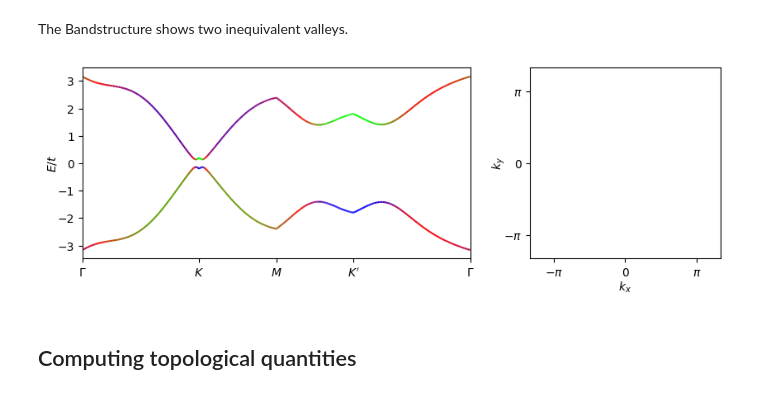
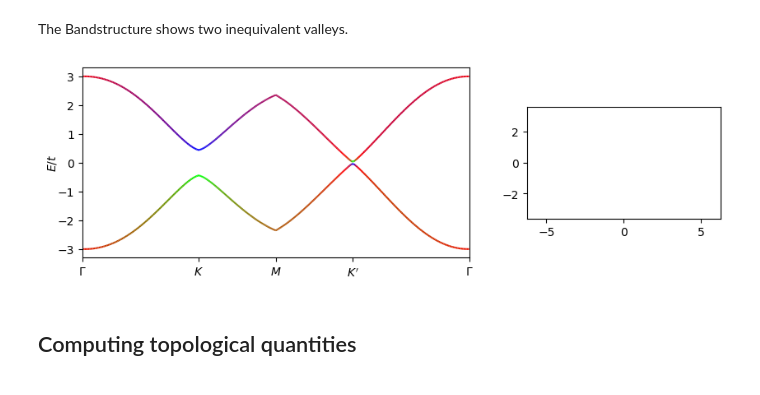
Before and after one commit to valeeb/blochK, a Jupyter notebook: tutorials/2_topology.ipynb, the cells around one changed output. Cells and saved outputs as stored; diff of their text form; code cells hidden in the pictures.

```diff
--- a/tutorials/2_topology.ipynb
+++ b/tutorials/2_topology.ipynb
@@ -58,18 +58,18 @@ Haldane.BZ.set_points({
 The Bandstructure shows two inequivalent valleys.
 # %%
 #Haldane model is topological for |t2|>m/sqrt(3)
-Haldane.update_params(dict(t2=0.2/(3**0.5)*0.5,m=0.2,mu=0))
+Haldane.update_params(dict(t2=0.2/(3**0.5)*1.2,m=-0.2,mu=0))
 
-Haldane.update_params(dict(t2=1/(3**0.5)*0.8,m=1,mu=0))
+#Haldane.update_params(dict(t2=1/(3**0.5)*0.8,m=1,mu=0))
 
 fig, [ax,ax1] = plt.subplots(1,2,gridspec_kw={'width_ratios': [2,1]},figsize=(10,3))
-labels = ['\Gamma',"K",'M',"K'",'\Gamma']
+labels = [r'\Gamma',"K",'M',"K'",r'\Gamma']
 coloring_operator = Haldane.operator.sublattice
 
 plot_bandstruc(ax,Haldane,labels_points_path=labels,coloring_operator=coloring_operator)
 plot_FS(ax1,Haldane,coloring_operator=coloring_operator,kmesh='BZ')
 # %% [output]
-[figure, old version]
+[figure, new version]
 # %% [markdown]
 ## Computing topological quantities
 # %% [markdown]
```
Also changed, not shown: parts of 1 cell of this notebook, 3 other files.
